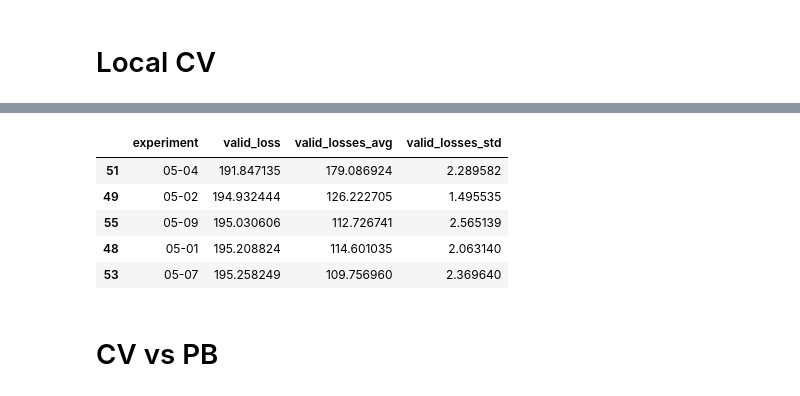
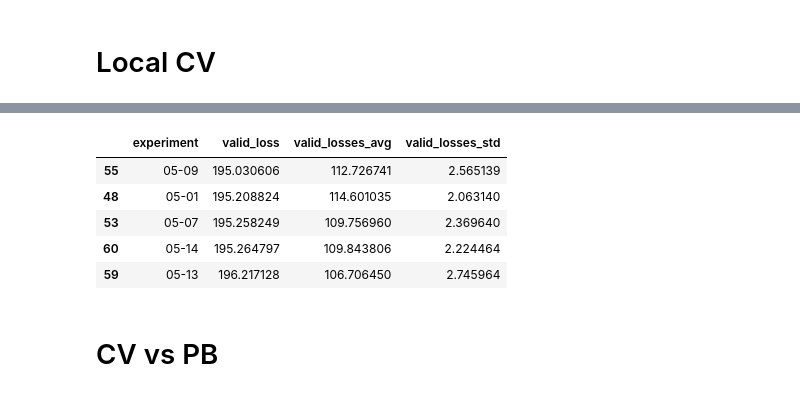
Before and after one commit to Quvotha/aiquest2021-assesment, a Jupyter notebook: experiments/cv_vs_pb.ipynb, the cells around one changed output, grey strips where cells are left out. Drawn from its saved outputs; the diff is of its cells as text; code cells hidden in the pictures.

Commit message:
#14 Upload experiments 05-13, 05-14

```diff
--- a/experiments/cv_vs_pb.ipynb
+++ b/experiments/cv_vs_pb.ipynb
@@ -63,12 +63,12 @@ cv
 # %%
-cv.sort_values('valid_loss').head(5)
+cv.sort_values('valid_loss').query('experiment not in ("05-04", "05-02")').head(5)
 # %% [output]
 |  | experiment | valid_loss | valid_losses_avg | valid_losses_std |
-| 51 | 05-04 | 191.847135 | 179.086924 | 2.289582 |
-| 49 | 05-02 | 194.932444 | 126.222705 | 1.495535 |
 | 55 | 05-09 | 195.030606 | 112.726741 | 2.565139 |
 | 48 | 05-01 | 195.208824 | 114.601035 | 2.063140 |
 | 53 | 05-07 | 195.258249 | 109.756960 | 2.369640 |
+| 60 | 05-14 | 195.264797 | 109.843806 | 2.224464 |
+| 59 | 05-13 | 196.217128 | 106.706450 | 2.745964 |
 # %% [markdown]
 # CV vs PB
 # %%
```
Also changed, not shown: parts of 10 cells of this notebook, 2 other files.
